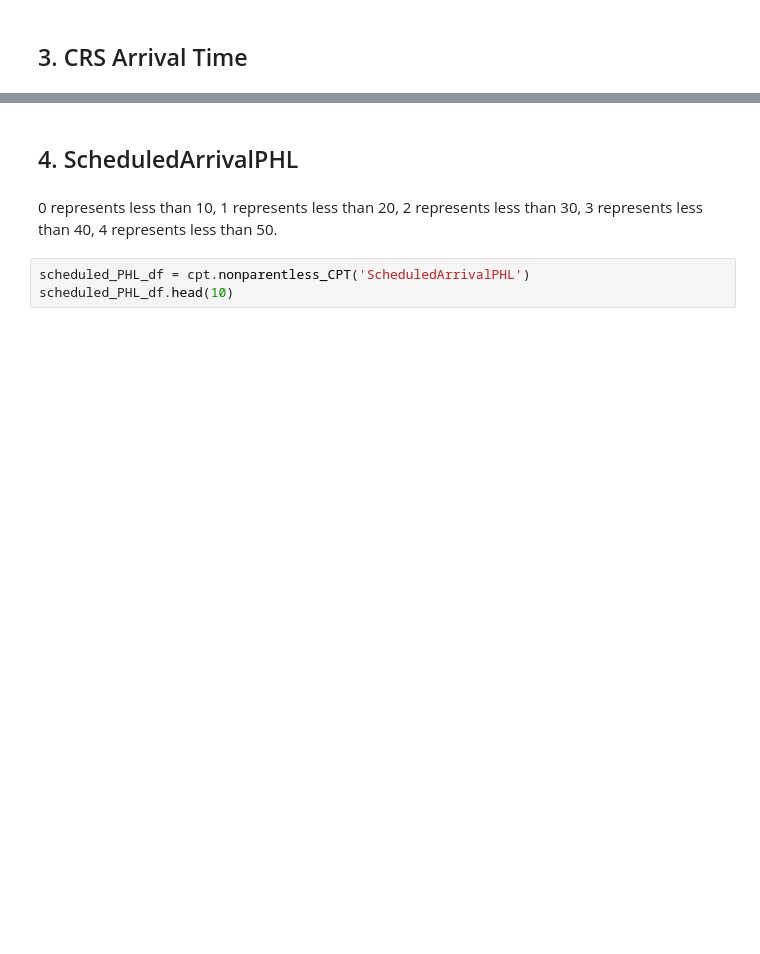
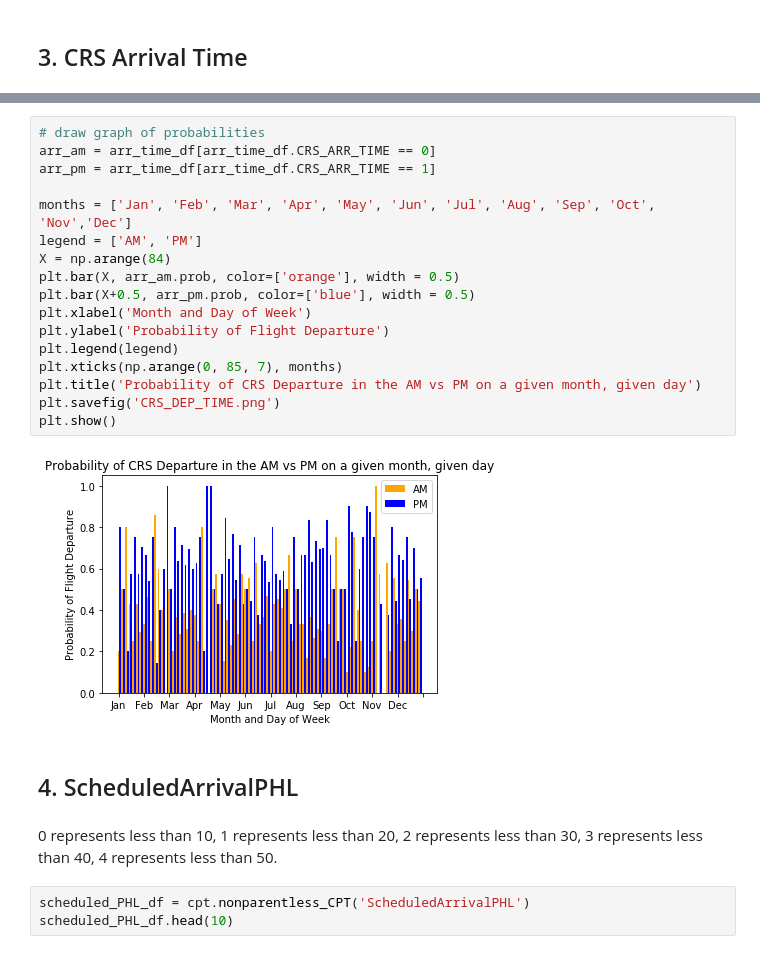
Before and after one commit to dy-choi/Flight-Delay-Analysis, a Jupyter notebook: BayesianNetworkAnalysis.ipynb, the cells around one changed output, grey strips where cells are left out. Cells and saved outputs as stored; diff of their text form; blank space fills up the shorter version.

```diff
--- a/BayesianNetworkAnalysis.ipynb
+++ b/BayesianNetworkAnalysis.ipynb
@@ -75,3 +75,22 @@ Note: There are 158 rows in the above table, but we should have 168 , which mean
+# %%
+# draw graph of probabilities
+arr_am = arr_time_df[arr_time_df.CRS_ARR_TIME == 0]
+arr_pm = arr_time_df[arr_time_df.CRS_ARR_TIME == 1]
+
+months = ['Jan', 'Feb', 'Mar', 'Apr', 'May', 'Jun', 'Jul', 'Aug', 'Sep', 'Oct', 'Nov','Dec']
+legend = ['AM', 'PM']
+X = np.arange(84)
+plt.bar(X, arr_am.prob, color=['orange'], width = 0.5)
+plt.bar(X+0.5, arr_pm.prob, color=['blue'], width = 0.5)
+plt.xlabel('Month and Day of Week')
+plt.ylabel('Probability of Flight Departure')
+plt.legend(legend)
+plt.xticks(np.arange(0, 85, 7), months)
+plt.title('Probability of CRS Departure in the AM vs PM on a given month, given day')
+plt.savefig('CRS_DEP_TIME.png')
+plt.show()
+# %% [output]
+[figure, added]
 # %% [markdown]
 ## 4. ScheduledArrivalPHL
 # %% [markdown]
```
Also changed, not shown: parts of 24 cells of this notebook, 12 other files.
